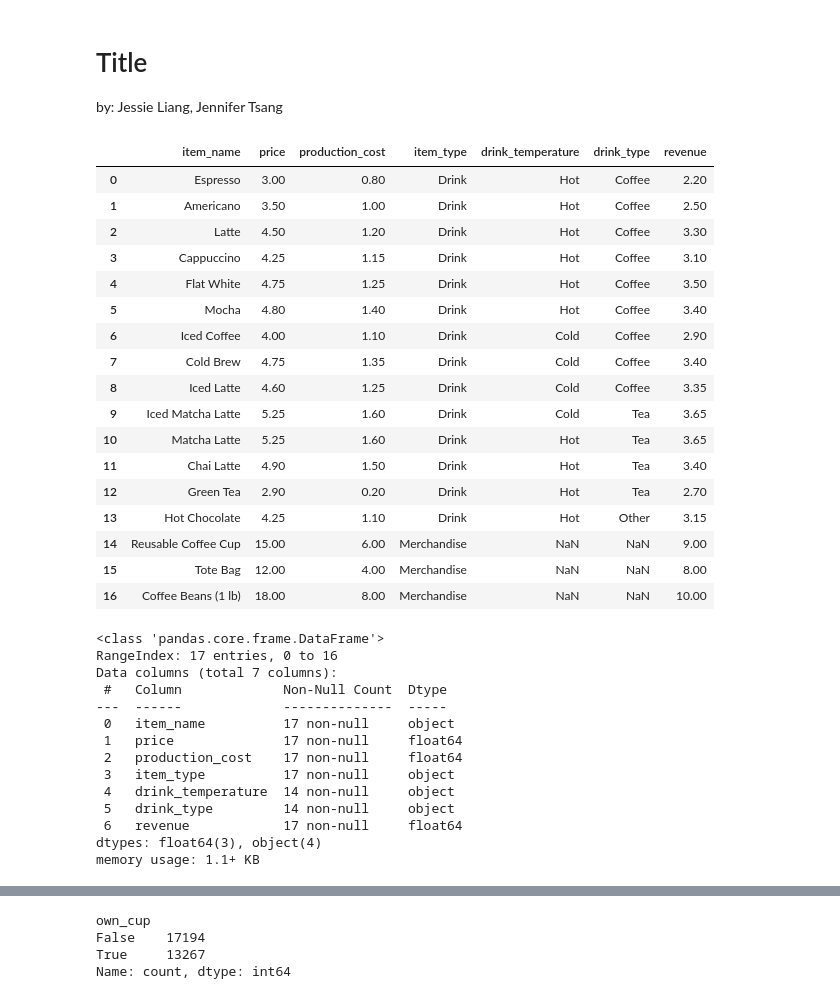
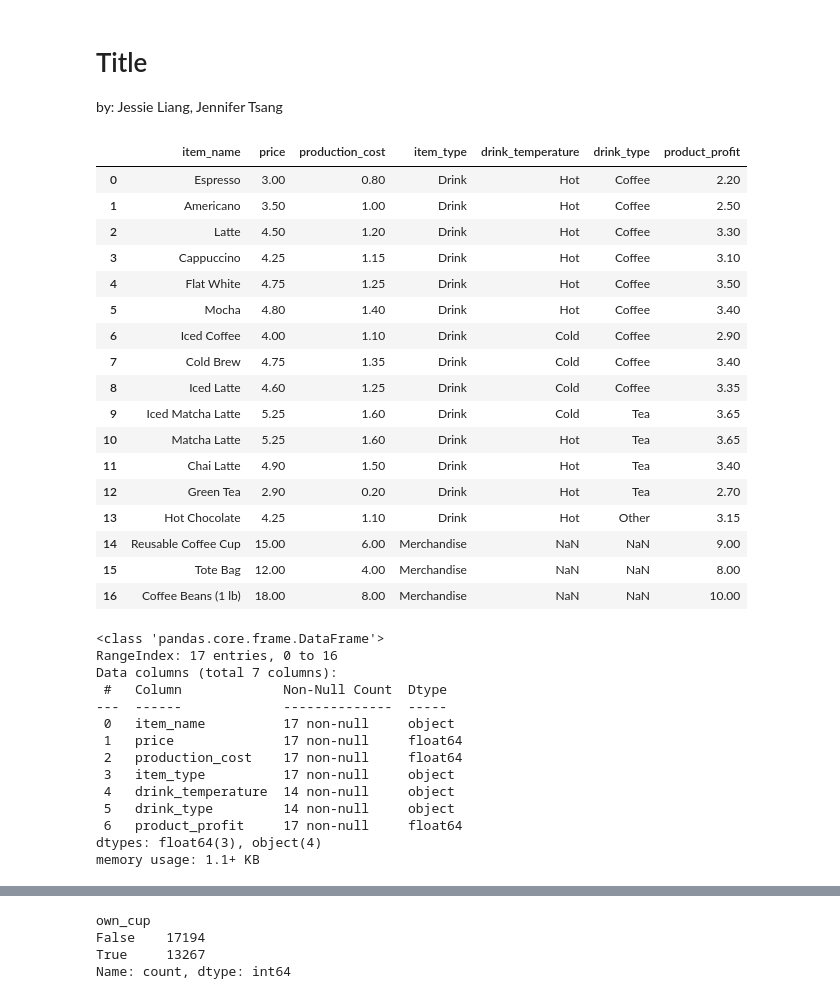
Before and after one commit to jentsang/wids-datathon, a Jupyter notebook: jessie_analysis.ipynb, the cells around one changed output, grey strips where cells are left out. Drawn from its saved outputs; the diff is of its cells as text; code cells hidden in the pictures.

Commit message:
profit column fixed

```diff
--- a/jessie_analysis.ipynb
+++ b/jessie_analysis.ipynb
@@ -11,10 +11,10 @@ warnings.filterwarnings("ignore")
 items = pd.read_csv("data/items.csv")
 original_sales = pd.read_csv("data/sales.csv")
 # %%
-items['revenue'] = items['price'] - items['production_cost']
+items['product_profit'] = items['price'] - items['production_cost']
 items
 # %% [output]
-|  | item_name | price | production_cost | item_type | drink_temperature | drink_type | revenue |
+|  | item_name | price | production_cost | item_type | drink_temperature | drink_type | product_profit |
 | 0 | Espresso | 3.00 | 0.80 | Drink | Hot | Coffee | 2.20 |
 | 1 | Americano | 3.50 | 1.00 | Drink | Hot | Coffee | 2.50 |
 | 2 | Latte | 4.50 | 1.20 | Drink | Hot | Coffee | 3.30 |
@@ -46,7 +46,7 @@ Data columns (total 7 columns):
  3   item_type          17 non-null     object
  4   drink_temperature  14 non-null     object
  5   drink_type         14 non-null     object
- 6   revenue            17 non-null     float64
+ 6   product_profit     17 non-null     float64
 dtypes: float64(3), object(4)
 memory usage: 1.1+ KB
 # %%
```
Also changed, not shown: parts of 6 cells of this notebook.
